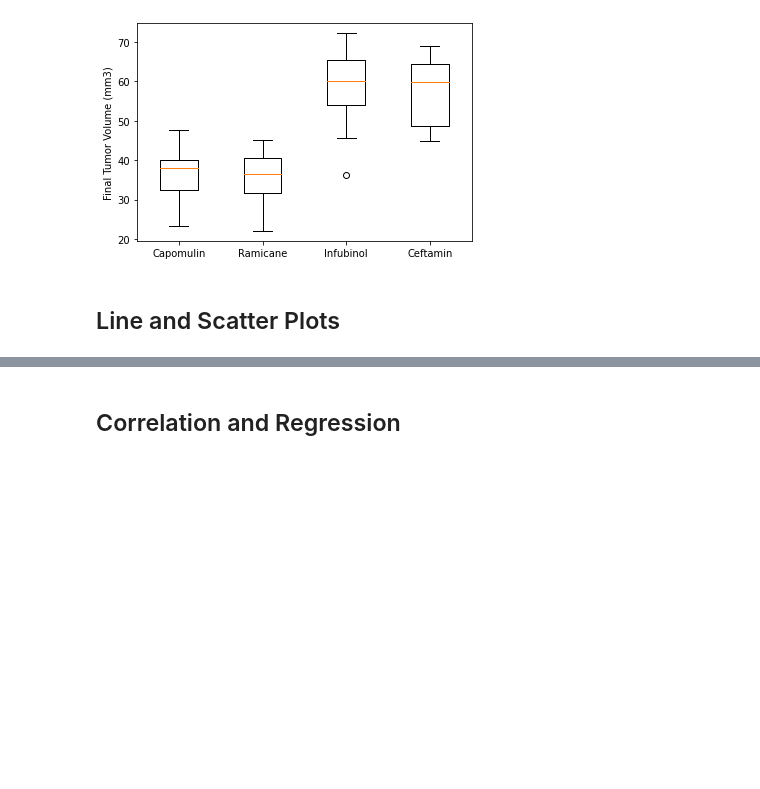
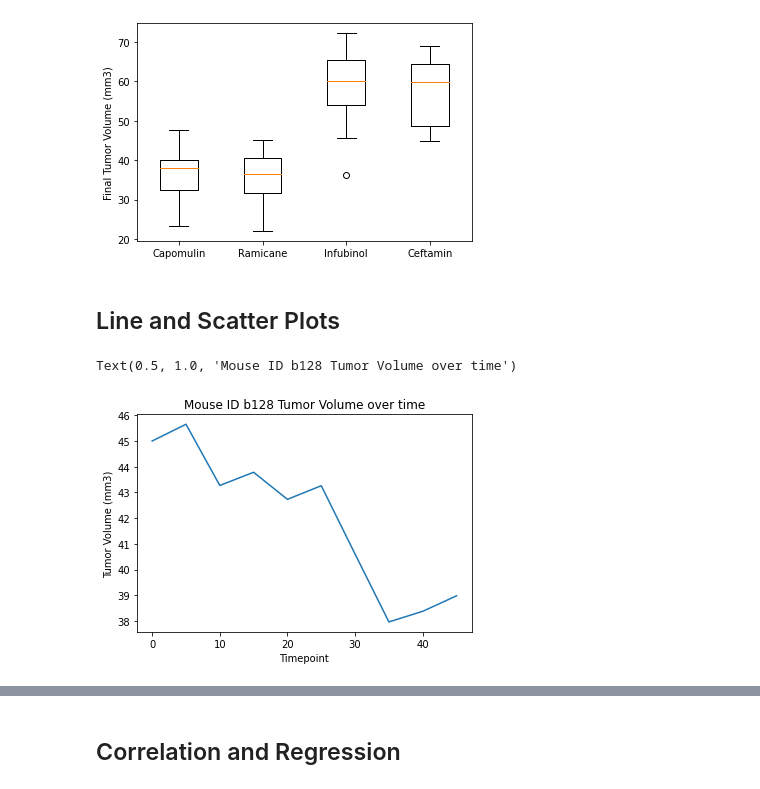
Before and after one commit to fanchea84/Matplotlib-challenge, a Jupyter notebook: Pymaceuticals.ipynb, the cells around one changed output, grey strips where cells are left out. Cells and saved outputs as stored; diff of their text form; code cells hidden in the pictures; blank space fills up the shorter version.

```diff
--- a/Pymaceuticals.ipynb
+++ b/Pymaceuticals.ipynb
@@ -283,0 +277,12 @@ Text(0, 0.5, 'Final Tumor Volume (mm3)')
+# %%
+# Generate a line plot of tumor volume vs. time point for a mouse treated with Capomulin
+# Create dataset for one single mouse treated with Capomulin: Mouse ID b128.
+mouse_b128_df = full_data.loc[full_data['Mouse ID']=='b128'][['Tumor Volume (mm3)','Timepoint']]
+# Plot that mouse's tumor volume over time using plt.plot.
+plt.plot(mouse_b128_df['Timepoint'],mouse_b128_df['Tumor Volume (mm3)'])
+plt.xlabel("Timepoint")
+plt.ylabel("Tumor Volume (mm3)")
+plt.title("Mouse ID b128 Tumor Volume over time")
+# %% [output]
+Text(0.5, 1.0, 'Mouse ID b128 Tumor Volume over time')
+[figure, added]
```
Also changed, not shown: parts of 5 cells of this notebook.
